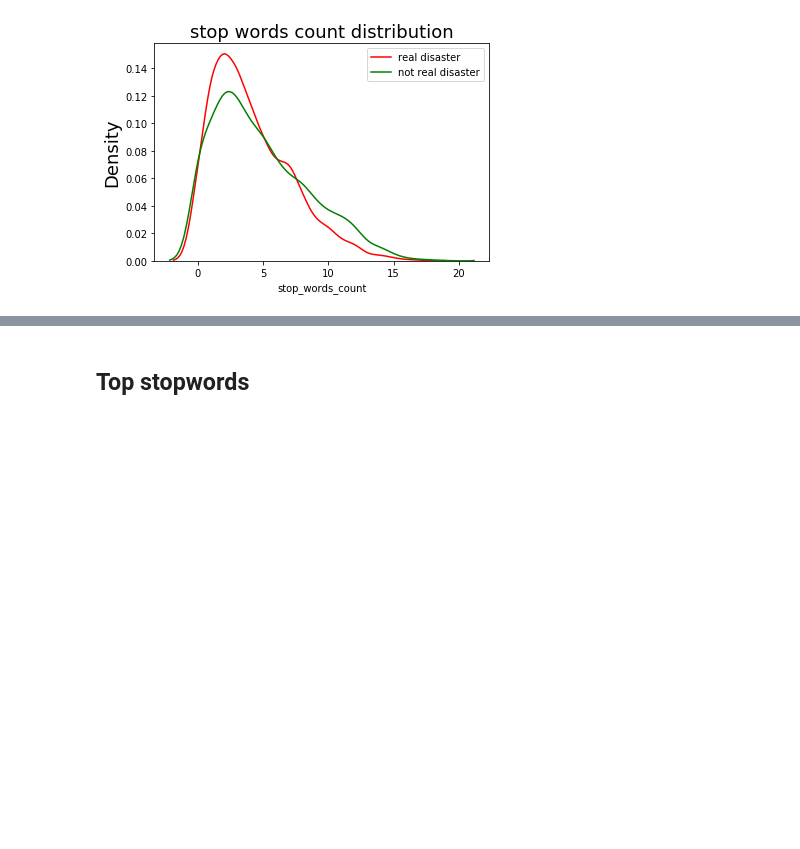
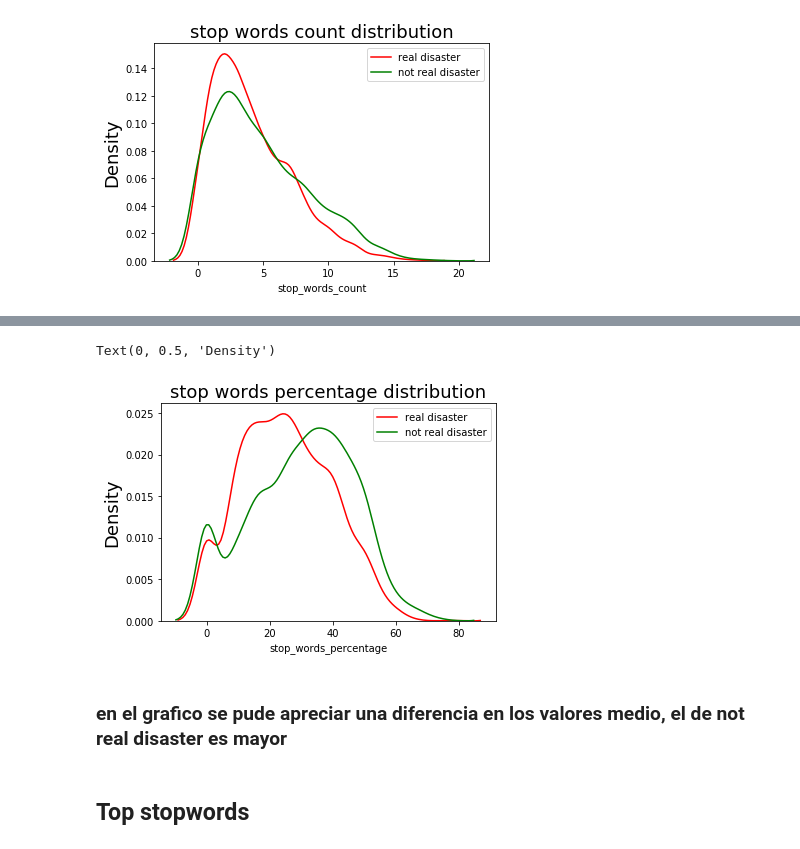
Before and after one commit to AlurrAldrey/OrgaDatosTP, a Jupyter notebook: tp1/stopwords.ipynb, the cells around one changed output, grey strips where cells are left out. Drawn from its saved outputs; the diff is of its cells as text; code cells hidden in the pictures; blank space fills up the shorter version.

```diff
--- a/tp1/stopwords.ipynb
+++ b/tp1/stopwords.ipynb
@@ -38,3 +43,13 @@ Text(0, 0.5, 'Density')
+# %%
+g = sns.distplot(df[df['target'] == 1]['stop_words_percentage'], color = 'red', label = 'real disaster', hist=False)
+g = sns.distplot(df[df['target'] == 0]['stop_words_percentage'], color = 'green', label = 'not real disaster', hist=False)
+g.set_title("stop words percentage distribution", fontsize=18)
+g.set_ylabel("Density", fontsize=18)
+# %% [output]
+Text(0, 0.5, 'Density')
+[figure, added]
+# %% [markdown]
+### en el grafico se pude apreciar una diferencia en los valores medio, el de not real disaster es mayor
 # %% [markdown]
 ## Top stopwords
 # %%
```
Also changed, not shown: parts of 12 cells of this notebook.
